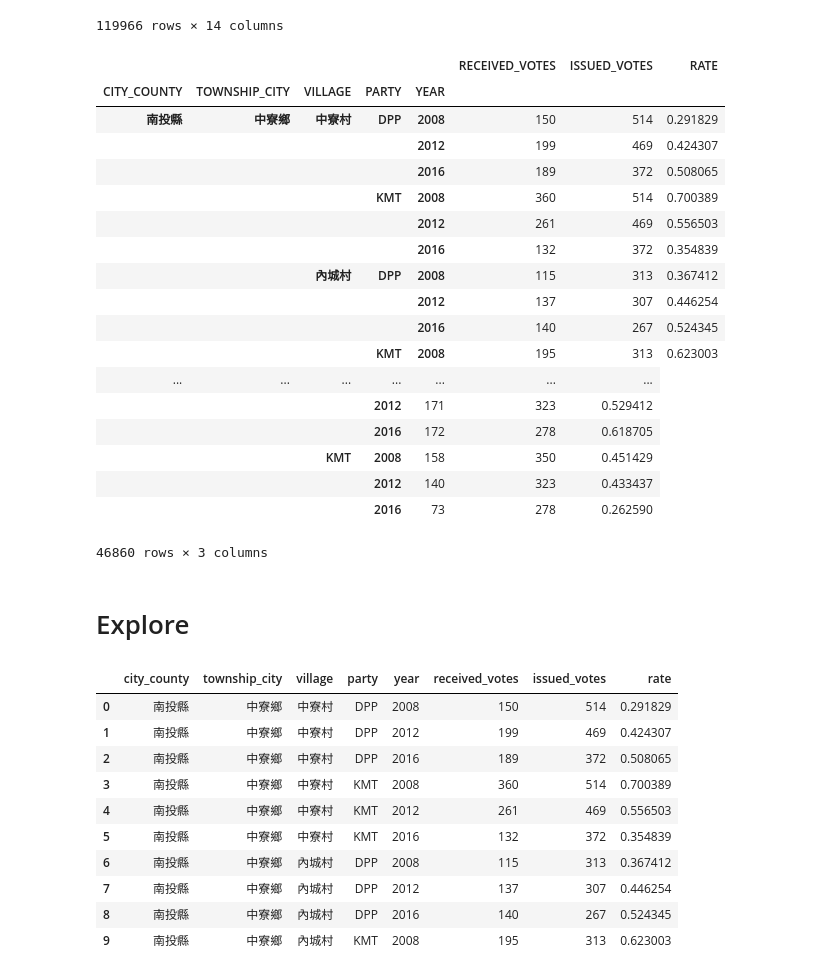
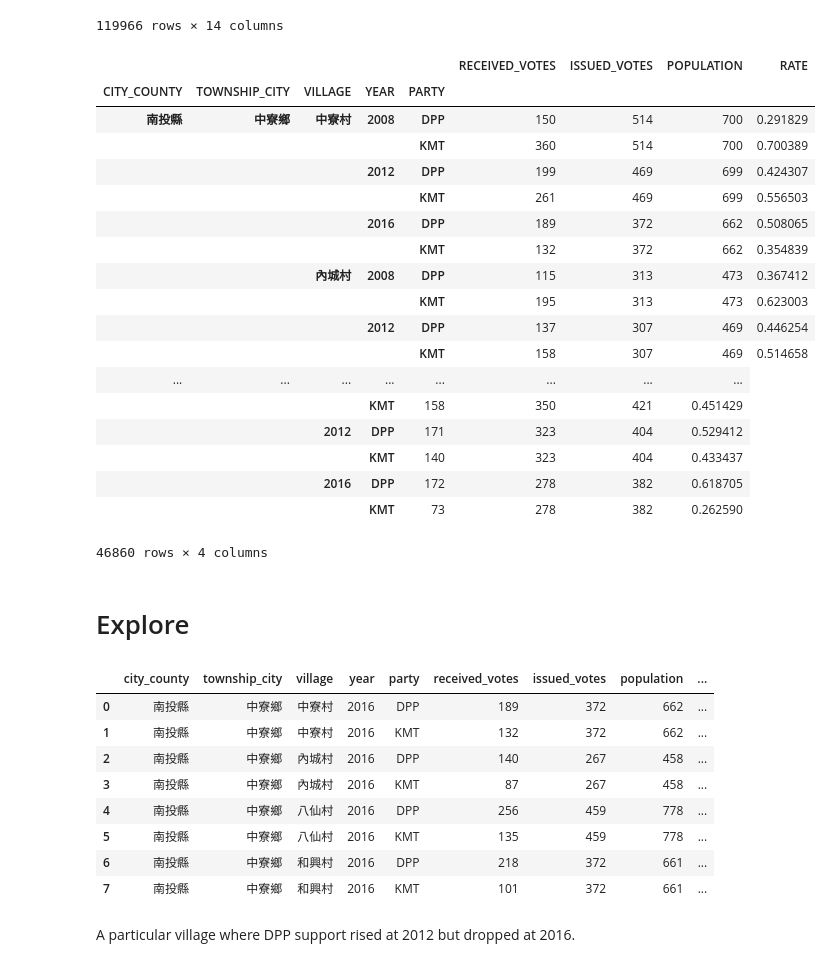
Before and after one commit to pm5/tracevotes, a Jupyter notebook: nbs/President.ipynb, the cells around one changed output. Cells and saved outputs as stored; diff of their text form; code cells hidden in the pictures.

Commit message:
Update data to include population

```diff
--- a/nbs/President.ipynb
+++ b/nbs/President.ipynb
@@ -48,40 +48,41 @@ votes = pd.read_csv(president_csv,
 # %%
 def compute_rates(votes):
     df = votes.copy()
     df = df.drop(df[df.PARTY == "PFP"].index)
     for col in ["BOOTH_NUMBER", "CANDIDATE", "VALID_VOTES", "INVALID_VOTES", "UNISSUED_VOTES",
-                "POPULATION", "VOTING_RATE"]:
+                "VOTING_RATE"]:
         del df[col]
     rates = df.groupby(
-        ["CITY_COUNTY", "TOWNSHIP_CITY", "VILLAGE", "PARTY", "YEAR"]
+        ["CITY_COUNTY", "TOWNSHIP_CITY", "VILLAGE", "YEAR", "PARTY"]
     ).aggregate({
         "RECEIVED_VOTES": "sum",
         "ISSUED_VOTES": "sum",
+        "POPULATION": "sum",
     })
     rates["RATE"] = rates.RECEIVED_VOTES / rates.ISSUED_VOTES
     return rates
 
 rates = compute_rates(votes); display_all(rates)
 # %% [output]
-|  |  |  |  |  | RECEIVED_VOTES | ISSUED_VOTES | RATE |
-| CITY_COUNTY | TOWNSHIP_CITY | VILLAGE | PARTY | YEAR |  |  |  |
-| 南投縣 | 中寮鄉 | 中寮村 | DPP | 2008 | 150 | 514 | 0.291829 |
-|  |  |  |  | 2012 | 199 | 469 | 0.424307 |
-|  |  |  |  | 2016 | 189 | 372 | 0.508065 |
-|  |  |  | KMT | 2008 | 360 | 514 | 0.700389 |
-|  |  |  |  | 2012 | 261 | 469 | 0.556503 |
-|  |  |  |  | 2016 | 132 | 372 | 0.354839 |
-|  |  | 內城村 | DPP | 2008 | 115 | 313 | 0.367412 |
-|  |  |  |  | 2012 | 137 | 307 | 0.446254 |
-|  |  |  |  | 2016 | 140 | 267 | 0.524345 |
-|  |  |  | KMT | 2008 | 195 | 313 | 0.623003 |
-| ... | ... | ... | ... | ... | ... | ... |
-|  |  |  | 2012 | 171 | 323 | 0.529412 |
-|  |  |  | 2016 | 172 | 278 | 0.618705 |
-|  |  | KMT | 2008 | 158 | 350 | 0.451429 |
-|  |  |  | 2012 | 140 | 323 | 0.433437 |
-|  |  |  | 2016 | 73 | 278 | 0.262590 |
+|  |  |  |  |  | RECEIVED_VOTES | ISSUED_VOTES | POPULATION | RATE |
+| CITY_COUNTY | TOWNSHIP_CITY | VILLAGE | YEAR | PARTY |  |  |  |  |
+| 南投縣 | 中寮鄉 | 中寮村 | 2008 | DPP | 150 | 514 | 700 | 0.291829 |
+|  |  |  |  | KMT | 360 | 514 | 700 | 0.700389 |
+|  |  |  | 2012 | DPP | 199 | 469 | 699 | 0.424307 |
+|  |  |  |  | KMT | 261 | 469 | 699 | 0.556503 |
+|  |  |  | 2016 | DPP | 189 | 372 | 662 | 0.508065 |
+|  |  |  |  | KMT | 132 | 372 | 662 | 0.354839 |
+|  |  | 內城村 | 2008 | DPP | 115 | 313 | 473 | 0.367412 |
+|  |  |  |  | KMT | 195 | 313 | 473 | 0.623003 |
+|  |  |  | 2012 | DPP | 137 | 307 | 469 | 0.446254 |
+|  |  |  |  | KMT | 158 | 307 | 469 | 0.514658 |
+| ... | ... | ... | ... | ... | ... | ... | ... |
+|  |  |  | KMT | 158 | 350 | 421 | 0.451429 |
+|  |  | 2012 | DPP | 171 | 323 | 404 | 0.529412 |
+|  |  |  | KMT | 140 | 323 | 404 | 0.433437 |
+|  |  | 2016 | DPP | 172 | 278 | 382 | 0.618705 |
+|  |  |  | KMT | 73 | 278 | 382 | 0.262590 |
-46860 rows × 3 columns
+46860 rows × 4 columns
 # %%
 rates.reset_index().to_csv(president_rates_csv, index=None)
 rates.reset_index().to_feather(president_rates_fth)
@@ -103,17 +107,17 @@ conn = create_engine(postgres_str)
 # %%
-pd.read_sql_query("SELECT * FROM rates LIMIT 10;", conn)
+pd.read_sql_query("SELECT * FROM rates WHERE year = 2016 LIMIT 8;", conn)
 # %% [output]
-|  | city_county | township_city | village | party | year | received_votes | issued_votes | rate |
-| 0 | 南投縣 | 中寮鄉 | 中寮村 | DPP | 2008 | 150 | 514 | 0.291829 |
-| 1 | 南投縣 | 中寮鄉 | 中寮村 | DPP | 2012 | 199 | 469 | 0.424307 |
-| 2 | 南投縣 | 中寮鄉 | 中寮村 | DPP | 2016 | 189 | 372 | 0.508065 |
-| 3 | 南投縣 | 中寮鄉 | 中寮村 | KMT | 2008 | 360 | 514 | 0.700389 |
-| 4 | 南投縣 | 中寮鄉 | 中寮村 | KMT | 2012 | 261 | 469 | 0.556503 |
-| 5 | 南投縣 | 中寮鄉 | 中寮村 | KMT | 2016 | 132 | 372 | 0.354839 |
-| 6 | 南投縣 | 中寮鄉 | 內城村 | DPP | 2008 | 115 | 313 | 0.367412 |
-| 7 | 南投縣 | 中寮鄉 | 內城村 | DPP | 2012 | 137 | 307 | 0.446254 |
-| 8 | 南投縣 | 中寮鄉 | 內城村 | DPP | 2016 | 140 | 267 | 0.524345 |
-| 9 | 南投縣 | 中寮鄉 | 內城村 | KMT | 2008 | 195 | 313 | 0.623003 |
+|  | city_county | township_city | village | year | party | received_votes | issued_votes | population | ... |
+| 0 | 南投縣 | 中寮鄉 | 中寮村 | 2016 | DPP | 189 | 372 | 662 | ... |
+| 1 | 南投縣 | 中寮鄉 | 中寮村 | 2016 | KMT | 132 | 372 | 662 | ... |
+| 2 | 南投縣 | 中寮鄉 | 內城村 | 2016 | DPP | 140 | 267 | 458 | ... |
+| 3 | 南投縣 | 中寮鄉 | 內城村 | 2016 | KMT | 87 | 267 | 458 | ... |
+| 4 | 南投縣 | 中寮鄉 | 八仙村 | 2016 | DPP | 256 | 459 | 778 | ... |
+| 5 | 南投縣 | 中寮鄉 | 八仙村 | 2016 | KMT | 135 | 459 | 778 | ... |
+| 6 | 南投縣 | 中寮鄉 | 和興村 | 2016 | DPP | 218 | 372 | 661 | ... |
+| 7 | 南投縣 | 中寮鄉 | 和興村 | 2016 | KMT | 101 | 372 | 661 | ... |
+# %% [markdown]
+A particular village where DPP support rised at 2012 but dropped at 2016.
 # %%
 pd.read_sql_query("SELECT * FROM rates WHERE village = '南津里';", conn)
 # %% [output]
```
Also changed, not shown: parts of 24 cells of this notebook, 4 other files.
